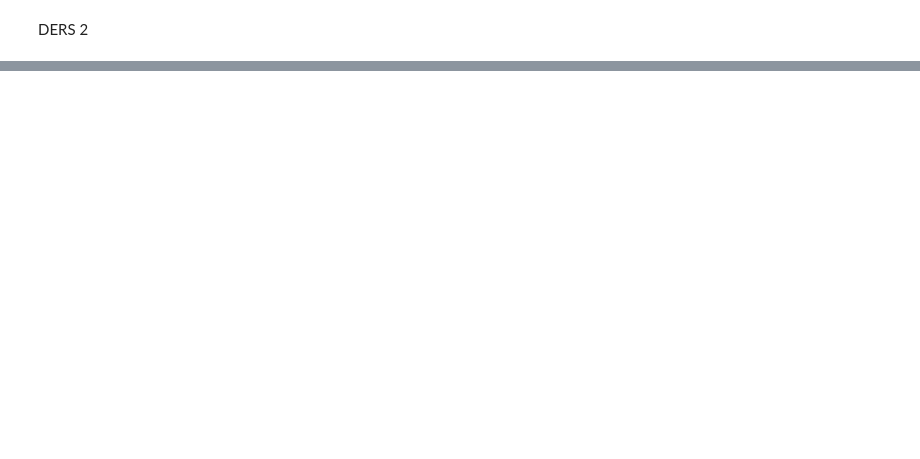
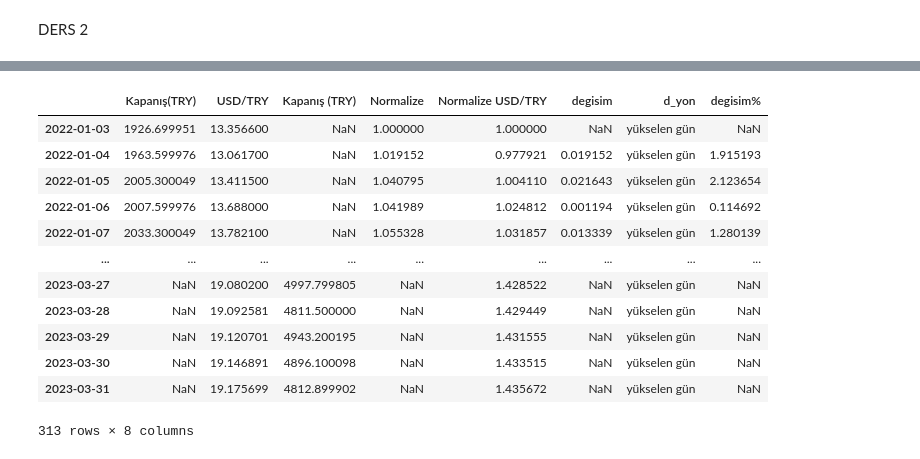
Before and after one commit to seydatasdan/GMKA_Seyda_Tasdan, a Jupyter notebook: DersNotları.ipynb, the cells around one changed output, grey strips where cells are left out. Drawn from its saved outputs; the diff is of its cells as text; code cells hidden in the pictures; blank space fills up the shorter version.

```diff
--- a/DersNotları.ipynb
+++ b/DersNotları.ipynb
@@ -300,0 +300,10 @@ fig.update_layout(title = 'Normalize BIST 100 ve Normalize Kur',
+# %%
+indirme_listesi=['XU100.IS' , 'TRY=X']
+Veri_2023 = pd.DataFrame()
+
+for i in indirme_listesi:
+  data = yf.download(i, start = '2023-01-01' , end = '2023-04-01')
+  data = data['Adj Close'].rename(i)
+  Veri_2023 = pd.concat([Veri_2023, data], axis = 1)
+
+Veri_2023
@@ -300,0 +326,4 @@ fig.update_layout(title = 'Normalize BIST 100 ve Normalize Kur',
+# %%
+Veri_2023.columns=['Kapanış (TRY)', 'USD/TRY']
+Veri_2023 = Veri_2023[Veri_2023['Kapanış (TRY)'] > 0 ]
+Veri_2023
@@ -300,0 +344,3 @@ fig.update_layout(title = 'Normalize BIST 100 ve Normalize Kur',
+# %%
+Veri_2022 = B100K[['Kapanış(TRY)', 'USD/TRY']]
+Veri_2022
@@ -300,0 +362,3 @@ fig.update_layout(title = 'Normalize BIST 100 ve Normalize Kur',
+# %%
+Veri = pd.concat([Veri_2022, Veri_2023], axis = 0 )          # Concat DataFrame lerin satır veya sütunların birleştirmek için kullanılır.
+Veri
@@ -300,0 +379,22 @@ fig.update_layout(title = 'Normalize BIST 100 ve Normalize Kur',
+# %%
+Veri['Normalize'] = Veri['Kapanış(TRY)']/Veri.iloc[0,0]
+#Veri['Normalize USD/TRY'] = Veri['USD/TRY']/Veri.iloc[0,1]
+Veri['Normalize USD/TRY'] = Veri['USD/TRY']/Veri.loc[Veri.index[0], 'USD/TRY']
+Veri['degisim'] = Veri['Normalize'].diff(1)
+Veri['d_yon'] = Veri['degisim'].map(lambda x: 'düşen gün' if x<0 else 'yükselen gün')
+Veri['degisim%'] = (Veri['degisim']/Veri['Normalize'].shift())*100
+Veri
+# %% [output]
+|  | Kapanış(TRY) | USD/TRY | Kapanış (TRY) | Normalize | Normalize USD/TRY | degisim | d_yon | degisim% |
+| 2022-01-03 | 1926.699951 | 13.356600 | NaN | 1.000000 | 1.000000 | NaN | yükselen gün | NaN |
+| 2022-01-04 | 1963.599976 | 13.061700 | NaN | 1.019152 | 0.977921 | 0.019152 | yükselen gün | 1.915193 |
+| 2022-01-05 | 2005.300049 | 13.411500 | NaN | 1.040795 | 1.004110 | 0.021643 | yükselen gün | 2.123654 |
+| 2022-01-06 | 2007.599976 | 13.688000 | NaN | 1.041989 | 1.024812 | 0.001194 | yükselen gün | 0.114692 |
+| 2022-01-07 | 2033.300049 | 13.782100 | NaN | 1.055328 | 1.031857 | 0.013339 | yükselen gün | 1.280139 |
+| ... | ... | ... | ... | ... | ... | ... | ... | ... |
+| 2023-03-27 | NaN | 19.080200 | 4997.799805 | NaN | 1.428522 | NaN | yükselen gün | NaN |
+| 2023-03-28 | NaN | 19.092581 | 4811.500000 | NaN | 1.429449 | NaN | yükselen gün | NaN |
+| 2023-03-29 | NaN | 19.120701 | 4943.200195 | NaN | 1.431555 | NaN | yükselen gün | NaN |
+| 2023-03-30 | NaN | 19.146891 | 4896.100098 | NaN | 1.433515 | NaN | yükselen gün | NaN |
+| 2023-03-31 | NaN | 19.175699 | 4812.899902 | NaN | 1.435672 | NaN | yükselen gün | NaN |
+313 rows × 8 columns
```
Also changed, not shown: parts of 12 cells of this notebook.
